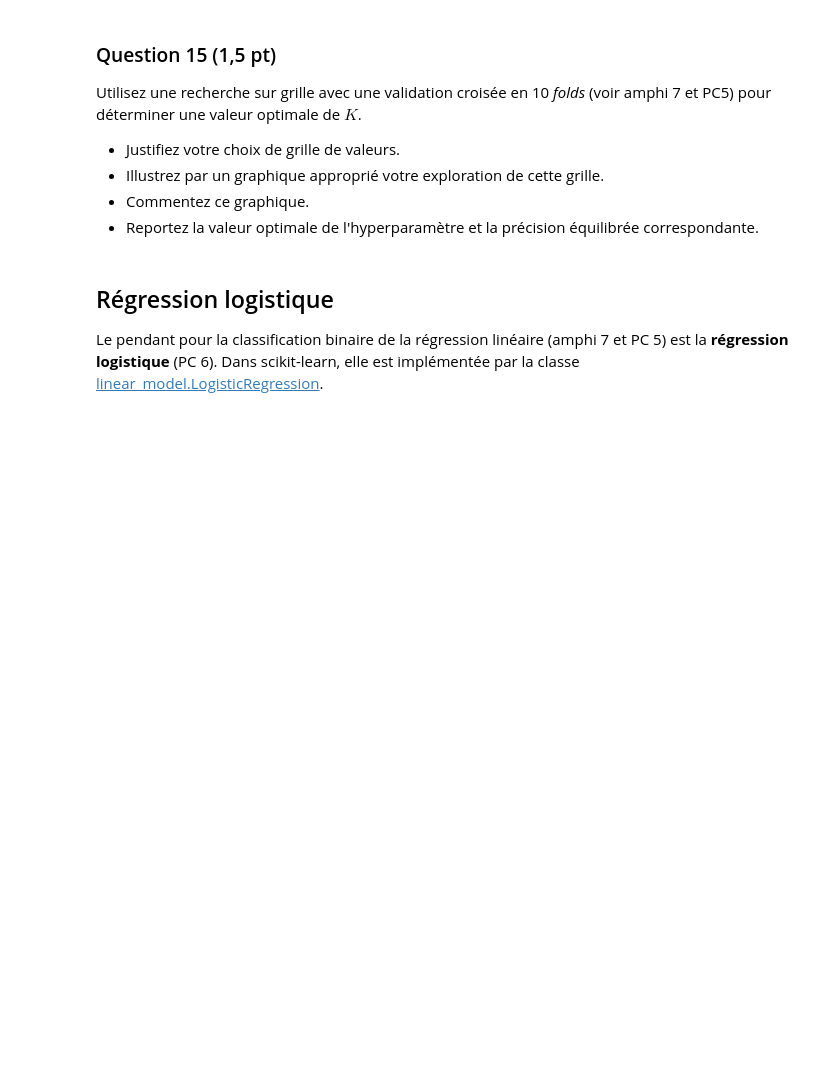
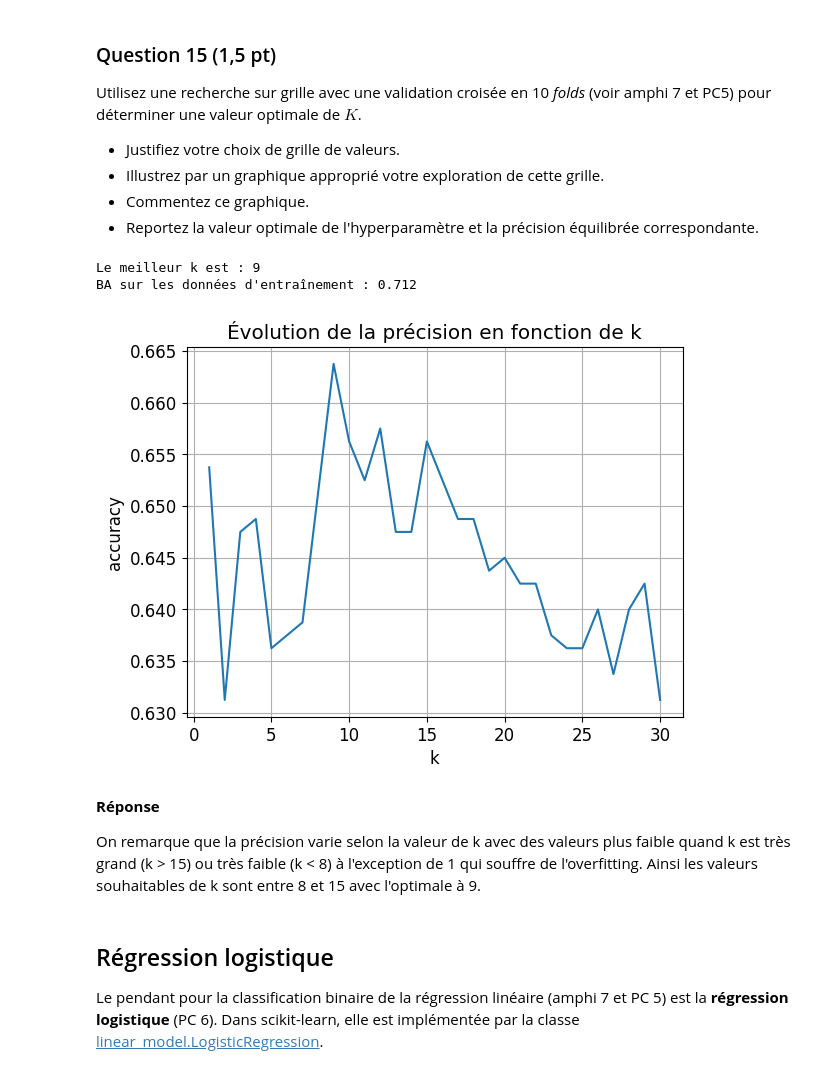
Before and after one commit to gabinsagot/projet_data, a Jupyter notebook: Projet.ipynb, the cells around one changed output. Cells and saved outputs as stored; diff of their text form; code cells hidden in the pictures; blank space fills up the shorter version.

```diff
--- a/Projet.ipynb
+++ b/Projet.ipynb
@@ -246,3 +248,21 @@ Si l'on effectue un test avec le jeu d'entraînement, on aura forcément une pr
 # %% [markdown]
 ### Question 13 (0,5 pt)
 Vérifiez votre réponse sur les données, en utilisant la classe [neighbors.KNeighborsClassifier](https://scikit-learn.org/stable/modules/generated/sklearn.neighbors.KNeighborsClassifier.html).
+# %%
+# réduction et centrage de chaque colonne du df
+facteurs_modif = df_train.columns.drop('Risque')
+moy = df_train[facteurs_modif].mean()
+ecart = df_train[facteurs_modif].std()
+df_norm = (df_train[facteurs_modif] - moy) / ecart
+df_norm['Risque'] = df_train['Risque'].values
+
+X = df_norm.drop(columns=['Risque']) #le données dont on dispose
+Y = df_norm['Risque'] #ce que l'on cherche à prédire
+
+classificateur_1voisin = KNeighborsClassifier(n_neighbors=1)
+classificateur_1voisin.fit(X, Y)
+
+Y_pred = classificateur_1voisin.predict(X) #prédiction avec les mêmes données
+score = BAuracy_score(Y, Y_pred) #calcul du score (BA)
+
+print(f"Précision équilibrée sur le jeu d'entraînement : {score:.2f}")
@@ -260,6 +288,41 @@ Utilisez une recherche sur grille avec une validation croisée en 10 _folds_ (vo
 * Illustrez par un graphique approprié votre exploration de cette grille.
 * Commentez ce graphique.
 * Reportez la valeur optimale de l'hyperparamètre et la précision équilibrée correspondante.
+# %%
+dico_k = {'n_neighbors': list(range(1,31))} #on teste pour k de 1 à 30
+#La grille est donc composées de faible et grandes valeurs de k
+
+kpp = KNeighborsClassifier() #Classificateur K plus proche
+grille = model_selection.GridSearchCV(kpp, dico_k, cv=10)
+grille.fit(X, Y) #entrainement de la grille
+
+meilleur_k = grille.best_params_['n_neighbors']
+meilleur_modele = grille.best_estimator_
+
+Y_pred = meilleur_modele.predict(X)
+BA = balanced_accuracy_score(Y, Y_pred)
+
+print(f"Le meilleur k est : {meilleur_k}")
+print(f"BA sur les données d'entraînement : {BA:.3f}")
+
+mean_scores = grille.cv_results_['mean_test_score']
+k_values = dico_k['n_neighbors']
+
+plt.figure()
+plt.plot(k_values, mean_scores)
+plt.title("Évolution de la précision en fonction de k")
+plt.xlabel("k")
+plt.ylabel("accuracy")
+plt.grid()
+plt.show()
+# %% [output]
+Le meilleur k est : 9
+BA sur les données d'entraînement : 0.712
+[figure, added]
+# %% [markdown]
+**Réponse**
+
+On remarque que la précision varie selon la valeur de k avec des valeurs plus faible quand k est très grand (k > 15) ou très faible (k < 8) à l'exception de 1 qui souffre de l'overfitting. Ainsi les valeurs souhaitables de k sont entre 8 et 15 avec l'optimale à 9.
 # %% [markdown]
 ## Régression logistique
 Le pendant pour la classification binaire de la régression linéaire (amphi 7 et PC 5) est la __régression logistique__ (PC 6). Dans scikit-learn, elle est implémentée par la classe [linear_model.LogisticRegression](https://scikit-learn.org/stable/modules/generated/sklearn.linear_model.LogisticRegression.html).
```
Also changed, not shown: parts of 6 cells of this notebook.
